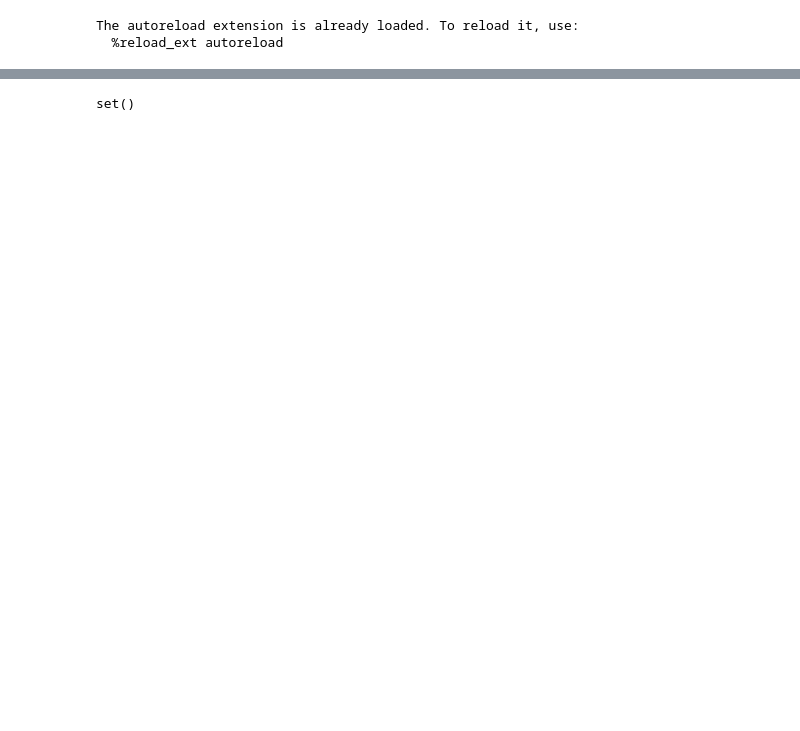
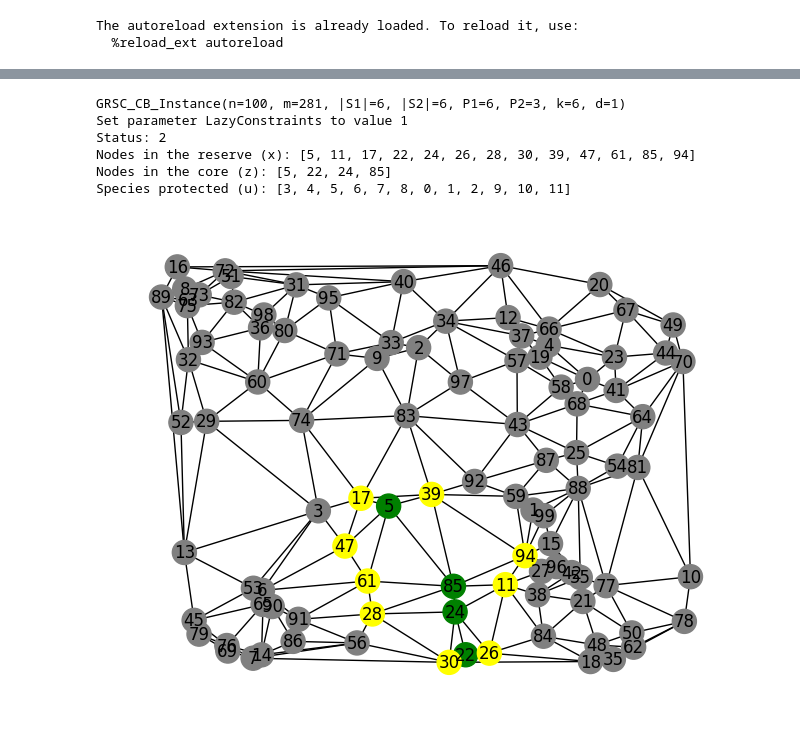
Before and after one commit to panguccio/ReserveDesign, a Jupyter notebook: code/grsc_cb/test.ipynb, the cells around one changed output, grey strips where cells are left out. Cells and saved outputs as stored; diff of their text form; code cells hidden in the pictures; blank space fills up the shorter version.

Commit message:
add: basic mode for solving

```diff
--- a/code/grsc_cb/test.ipynb
+++ b/code/grsc_cb/test.ipynb
@@ -97,4 +101,14 @@ Species protected (u): [0, 1, 2, 3, 4, 5, 6, 7, 9, 10, 11]
-# %%
-print(nx.node_boundary(G, G))
-# %% [output]
-set()
+# %%
+print(instance)
+model = GRSC_CB_Model(instance)
+result =model.solve(basic=True)
+model.print_solution()
+model.print_graph()
+# %% [output]
+GRSC_CB_Instance(n=100, m=281, |S1|=6, |S2|=6, P1=6, P2=3, k=6, d=1)
+Set parameter LazyConstraints to value 1
+Status: 2
+Nodes in the reserve (x): [5, 11, 17, 22, 24, 26, 28, 30, 39, 47, 61, 85, 94]
+Nodes in the core (z): [5, 22, 24, 85]
+Species protected (u): [3, 4, 5, 6, 7, 8, 0, 1, 2, 9, 10, 11]
+[figure, added]
```
Also changed, not shown: parts of 5 cells of this notebook.
